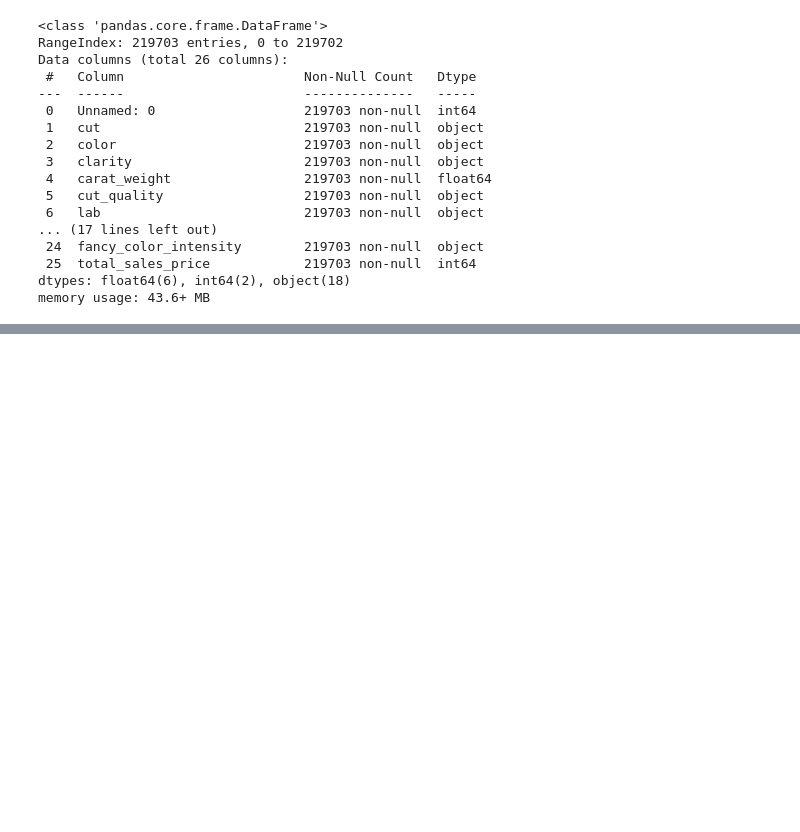
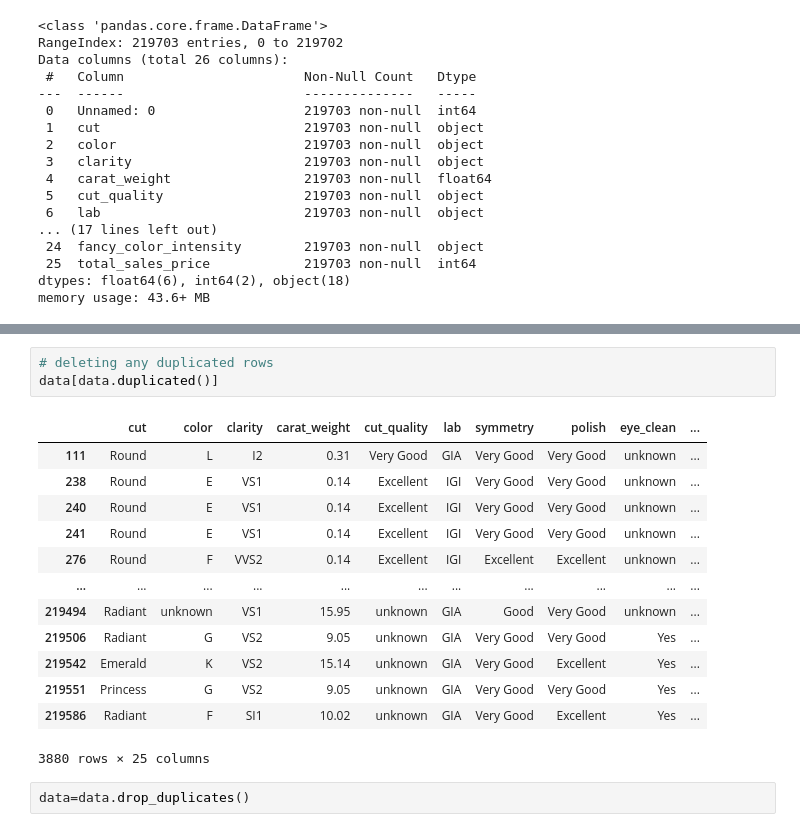
Before and after one commit to macs13/Predicting-Diamond-Sale-Price, a Jupyter notebook: notebooks/script.ipynb, the cells around one changed output, grey strips where cells are left out. Drawn from its saved outputs; the diff is of its cells as text; blank space fills up the shorter version.

```diff
--- a/notebooks/script.ipynb
+++ b/notebooks/script.ipynb
@@ -41,0 +97,19 @@ memory usage: 43.6+ MB
+# %%
+# deleting any duplicated rows
+data[data.duplicated()]
+# %% [output]
+|  | cut | color | clarity | carat_weight | cut_quality | lab | symmetry | polish | eye_clean | ... |
+| 111 | Round | L | I2 | 0.31 | Very Good | GIA | Very Good | Very Good | unknown | ... |
+| 238 | Round | E | VS1 | 0.14 | Excellent | IGI | Very Good | Very Good | unknown | ... |
+| 240 | Round | E | VS1 | 0.14 | Excellent | IGI | Very Good | Very Good | unknown | ... |
+| 241 | Round | E | VS1 | 0.14 | Excellent | IGI | Very Good | Very Good | unknown | ... |
+| 276 | Round | F | VVS2 | 0.14 | Excellent | IGI | Excellent | Excellent | unknown | ... |
+| ... | ... | ... | ... | ... | ... | ... | ... | ... | ... | ... |
+| 219494 | Radiant | unknown | VS1 | 15.95 | unknown | GIA | Good | Very Good | unknown | ... |
+| 219506 | Radiant | G | VS2 | 9.05 | unknown | GIA | Very Good | Very Good | Yes | ... |
+| 219542 | Emerald | K | VS2 | 15.14 | unknown | GIA | Very Good | Excellent | Yes | ... |
+| 219551 | Princess | G | VS2 | 9.05 | unknown | GIA | Very Good | Very Good | Yes | ... |
+| 219586 | Radiant | F | SI1 | 10.02 | unknown | GIA | Very Good | Excellent | Yes | ... |
+3880 rows × 25 columns
+# %%
+data=data.drop_duplicates()
```
Also changed, not shown: parts of 26 cells of this notebook.
